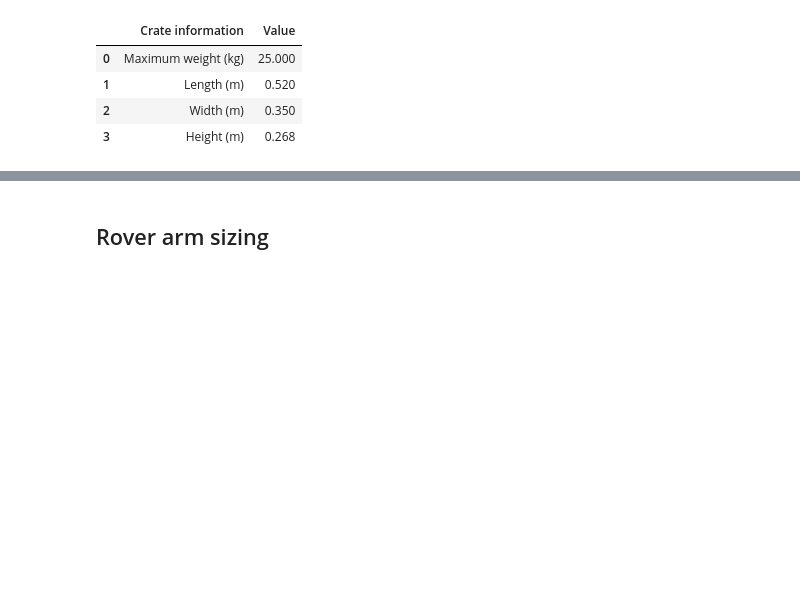
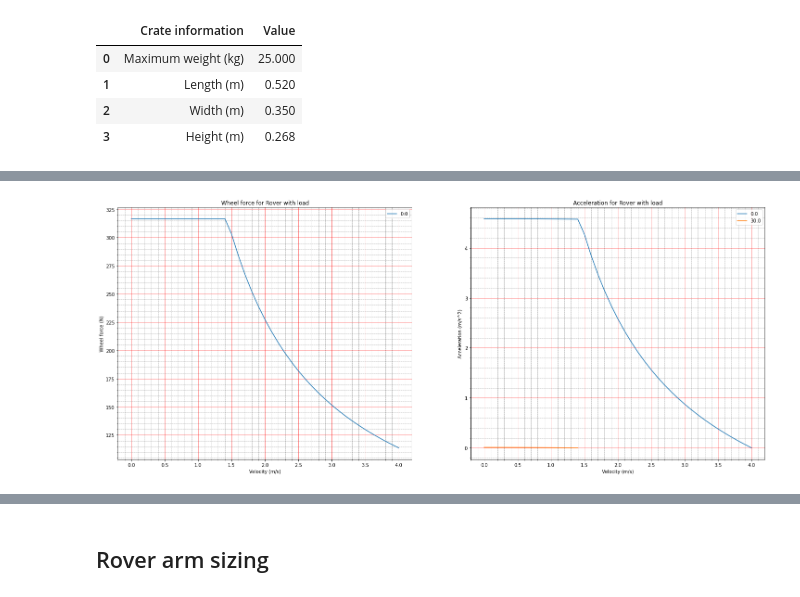
Before and after one commit to pvandervelde/zinger, a Jupyter notebook: requirements.ipynb, the cells around one changed output, grey strips where cells are left out. Cells and saved outputs as stored; diff of their text form; code cells hidden in the pictures; blank space fills up the shorter version.

```diff
--- a/requirements.ipynb
+++ b/requirements.ipynb
@@ -194,0 +202,85 @@ plt.show()
+# %%
+# Determine minimum power and force requirements
+#minium_required_power =
+
+minimum_power_required = power_with_load_df['0.0'][max_velocity_flat * 10]
+
+velocity_max_at_max_slope = velocity_for_slope_and_power(
+    minimum_power_required,
+    rover_width * rover_height,
+    coefficient_of_aerodynamic_drag,
+    rover_mass_in_kg + crate_mass_in_kg,
+    coefficient_of_friction,
+    max_hill_angle_max_load)
+
+force_at_max_slope = minimum_power_required / velocity_max_at_max_slope
+
+wheel_forces_for_power_curve = []
+rover_acceleration_for_power_curve = []
+
+velocity_step = 0.1
+for velocity in np.arange(0.0, max_velocity_flat + velocity_step,
+                          velocity_step):
+    forces_for_power_curve = [ velocity ]
+    acceleration_for_power_curve = [ velocity ]
+
+    if velocity < velocity_max_at_max_slope:
+        force = force_at_max_slope
+    else:
+        power = minimum_power_required
+        force = power / velocity
+
+    forces_for_power_curve.append(force)
+
+    minimum_force_flat, _ = wheel_load(
+            rover_width * rover_height,
+            coefficient_of_aerodynamic_drag,
+            velocity,
+            rover_mass_in_kg + crate_mass_in_kg,
+            coefficient_of_friction,
+            0)
+
+    minimum_force_slope, _ = wheel_load(
+            rover_width * rover_height,
+            coefficient_of_aerodynamic_drag,
+            velocity,
+            rover_mass_in_kg + crate_mass_in_kg,
+            coefficient_of_friction,
+            max_hill_angle_max_load)
+
+    acceleration_flat = (force - minimum_force_flat) / (rover_mass_in_kg + crate_mass_in_kg)
+    acceleration_for_power_curve.append(acceleration_flat)
+
+    if velocity < velocity_max_at_max_slope:
+        acceleration_for_power_curve.append((force - minimum_force_slope) / (rover_mass_in_kg + crate_mass_in_kg))
+
+    wheel_forces_for_power_curve.append(forces_for_power_curve)
+    rover_acceleration_for_power_curve.append(acceleration_for_power_curve)
+
+force_for_power_curve_df = pd.DataFrame(wheel_forces_for_power_curve, columns=['velocity', '0.0'])
+acceleration_for_power_curve_df = pd.DataFrame(rover_acceleration_for_power_curve, columns=['velocity', '0.0', '30.0'])
+
+fig, ax_group = plt.subplots(1, 2, figsize=(25, 10), sharex=False)
+
+# unpack all the axes subplots
+axs = ax_group.ravel()
+
+force_for_power_curve_df.plot(x='velocity', ax=axs[0])
+axs[0].set_title('Wheel force for Rover with load')
+axs[0].set_xlabel('Velocity (m/s)')
+axs[0].set_ylabel('Wheel force (N)')
+axs[0].set_axisbelow(True)
+axs[0].minorticks_on()
+axs[0].grid(which='major', linestyle='-', linewidth='0.5', color='red')
+axs[0].grid(which='minor', linestyle=':', linewidth='0.5', color='black')
+
+acceleration_for_power_curve_df.plot(x='velocity', ax=axs[1])
+axs[1].set_title('Acceleration for Rover with load')
+axs[1].set_xlabel('Velocity (m/s)')
+axs[1].set_ylabel('Acceleration (m/s^2)')
+axs[1].set_axisbelow(True)
+axs[1].minorticks_on()
+axs[1].grid(which='major', linestyle='-', linewidth='0.5', color='red')
+axs[1].grid(which='minor', linestyle=':', linewidth='0.5', color='black')
+# %% [output]
+[figure, added]
```
Also changed, not shown: parts of 8 cells of this notebook, 1 other file.
